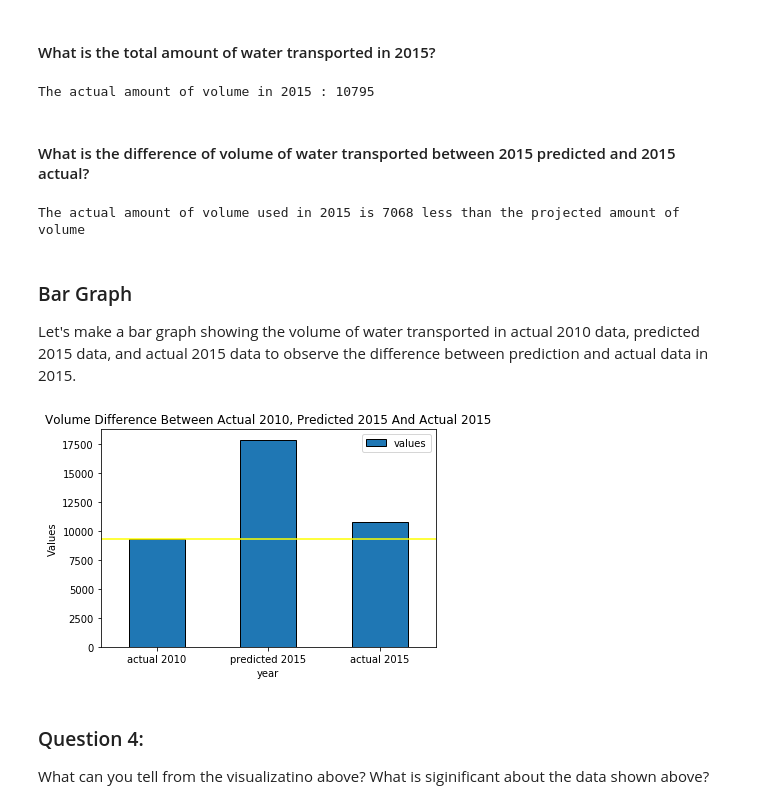
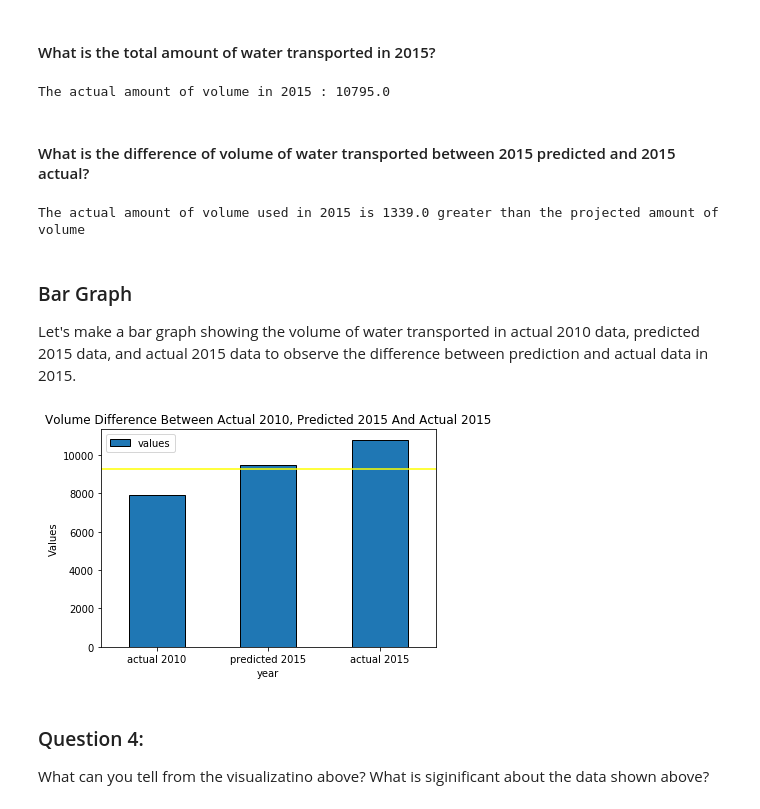
Before and after one commit to ds-modules/CE-110, a Jupyter notebook: CE-110_Lab_Mina.ipynb, the cells around one changed output. Saved outputs shown, nothing was run; the diff lists cells and outputs as text; code cells hidden in the pictures.

```diff
--- a/CE-110_Lab_Mina.ipynb
+++ b/CE-110_Lab_Mina.ipynb
@@ -267,6 +271,6 @@ We can find the cumulative volume by adding the cumulative_volume column.
 # %% [markdown]
 #### What is the total amount of water transported in 2010?
 # %%
-volume_2010 = 1870 + 7410
+volume_2010 = cerritos_2010.column("cumulative_volume_af").sum()
 print ("Amount of volume used in 2010 : " + str(volume_2010))
 # %% [output]
@@ -274,6 +278,6 @@ Amount of volume used in 2010 : 9280
 # %% [markdown]
 #### What is the total amount of water predicted to be transported in 2015?
 # %%
-volume_2015p = 2046 + 15817
+volume_2015p = cerritos_2015p.column("cumulative_volume_af").sum()
 print ("Amount of volume used in 2015 : " + str(volume_2015p))
 # %% [output]
@@ -311,0 +311,4 @@ The total transmission_kwh in 2015 : 3216658.2 kwh
+# %%
+cerritos_2015 = cerritos_2015.with_column('Total Energy', cerritos_2015.column('cumulative_volume_af')*cerritos_2015.column("transmission_kwh/af"))
+actual_energy_2015 = cerritos_2015.column("Total Energy").sum()
+print ("The total transmission_kwh in 2015 : " + str(actual_energy_2015) + " kwh")
@@ -328,6 +333,6 @@ The total volume of water transported in 2010: 9280
 # %% [markdown]
 #### What is the total amount of water transported in 2015?
 # %%
-volume_2015 = 2335 + 8460
+volume_2015 = cerritos_2015.column("cumulative_volume_af").sum()
 print ("The total volume of water transported in 2015: " + str(volume_2015))
 # %% [output]
@@ -402,29 +407,29 @@ The projected amount of volume in 2015 : 17863
 # %%
 print ("The actual amount of volume in 2015 : " + str(volume_2015))
 # %% [output]
-The actual amount of volume in 2015 : 10795
+The actual amount of volume in 2015 : 10795.0
 # %% [markdown]
 #### What is the difference of volume of water transported between 2015 predicted and 2015 actual?
 # %%
 diff_v = volume_2015 - volume_2015p
-print ("The actual amount of volume used in 2015 is " + str(-diff_v) + " less than the projected amount of volume")
+print ("The actual amount of volume used in 2015 is " + str(diff_v) + " greater than the projected amount of volume")
 # %% [output]
-The actual amount of volume used in 2015 is 7068 less than the projected amount of volume
+The actual amount of volume used in 2015 is 1339.0 greater than the projected amount of volume
 # %% [markdown]
 ### Bar Graph
 Let's make a bar graph showing the volume of water transported in actual 2010 data, predicted 2015 data, and actual 2015 data to observe the difference between prediction and actual data in 2015.
 # %%
 volume_comb = pd.DataFrame(data =
                       {"year" : ["actual 2010", "predicted 2015", "actual 2015"],
                        "values" : [volume_2010, volume_2015p, volume_2015]})
-volume_bar = data_6.plot(kind='bar',x='year', y='values')
+volume_bar = volume_comb.plot(kind='bar',x='year', y='values')
 plt.title("Volume Difference Between Actual 2010, Predicted 2015 And Actual 2015")
 plt.ylabel('Values');
 plt.xticks(rotation=0)
 plt.axhline(y=9280, color = "yellow")
 volume_bar;
 # %% [output]
-[figure, old version]
+[figure, new version]
 # %% [markdown]
 ### Question 4:
 What can you tell from the visualizatino above? What is siginificant about the data shown above?
```
Also changed, not shown: parts of 30 cells of this notebook.
